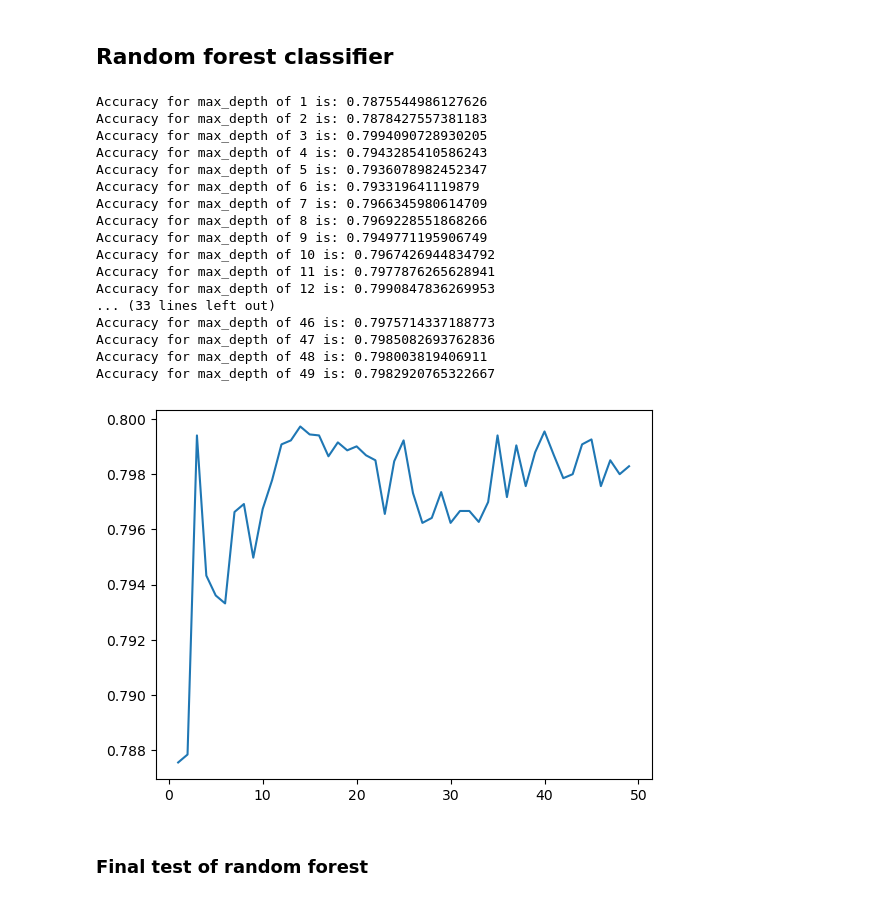
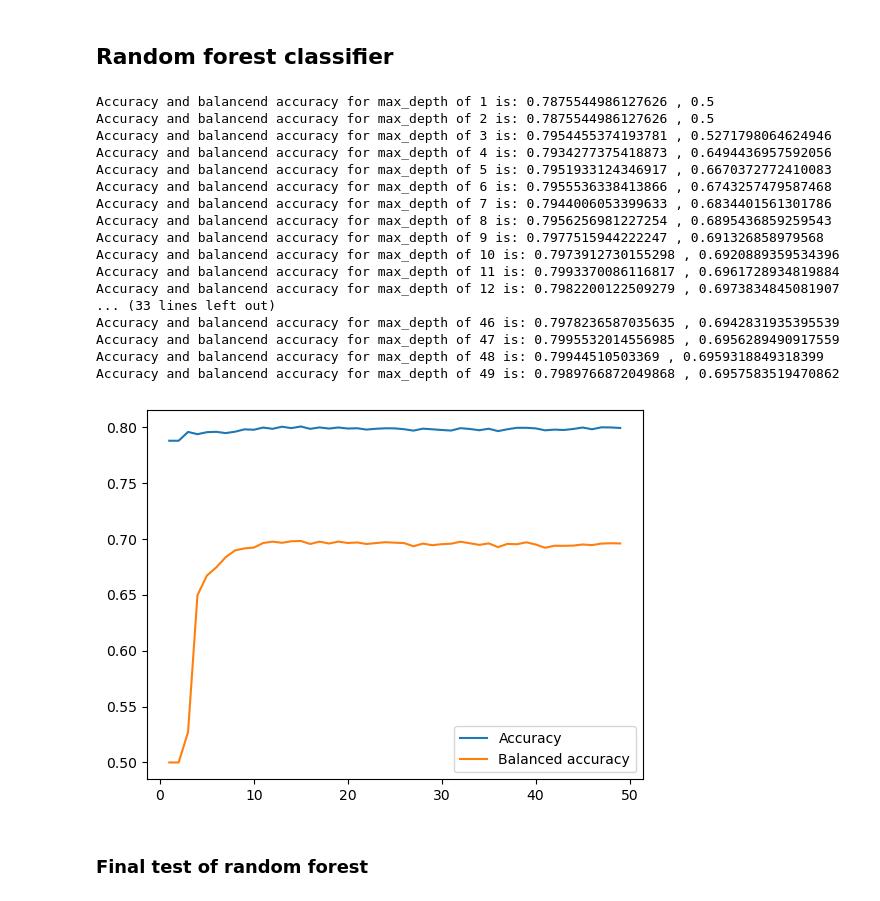
Before and after one commit to fredrikSveen/MALIS_project, a Jupyter notebook: ML_stuff.ipynb, the cells around one changed output. Saved outputs shown, nothing was run; the diff lists cells and outputs as text; code cells hidden in the pictures.

Commit message:
Added balanced accuracy as metric

```diff
--- a/ML_stuff.ipynb
+++ b/ML_stuff.ipynb
@@ -92,20 +92,26 @@ Name: group, dtype: int64
 # %%
 #Single decision tree with different depths, to see what is proper.
 acc_for_depths = []
+bal_accs = []
 
 st = time.time()
 for d in range(1,50):
     model = DecisionTreeClassifier(max_depth = d)
     model = model.fit(X_train, y_train)
+    y_pred = model.predict(X_val)
     accuracy = model.score(X_val, y_val)
+    balanced_accuracy = balanced_accuracy_score(y_val, y_pred)
     acc_for_depths.append(accuracy)
-    print(f'Accuracy for max_depth of {d} is: {accuracy}')
+    bal_accs.append(balanced_accuracy)
+    print(f'Accuracy and balancend accuracy for max_depth of {d} is: {accuracy} , {balanced_accuracy}')
 
 et = time.time()
 elapsed_time = et - st
 print(f'Execution time: {elapsed_time}s')
 
-plt.plot(range(1,50), acc_for_depths)
+plt.plot(range(1,50), acc_for_depths, label='Accuracy')
+plt.plot(range(1,50), bal_accs, label='Balanced accuracy')
+plt.legend()
 plt.show()
 #Observing in the plot that max_depth = 11 gives the highest accuracy when validating.
 # %% [output]
@@ -141,9 +147,10 @@ predicted_value = model.predict(X_test)
 #tree.plot_tree(model)
 
 accuracy = model.score(X_test, y_test)
-
+balanced_accuracy = balanced_accuracy_score(y_test, predicted_value)
 
 print(f'Accuracy for max_depth of {depth} is: {accuracy}')
+print(f'Balanced accuracy for max_depth of {depth} is: {balanced_accuracy}')
 
 et = time.time()
 elapsed_time = et - st
@@ -160,47 +168,52 @@ Execution time: 1.7575926780700684s
 # %%
 #Random forest classification with different values for max_depth
 acc_for_depths = []
+bal_accs = []
 for i in range(1,50):
     model = RandomForestClassifier(max_depth = i)
 
     # fit the regressor with x and y data
     model.fit(X_train, y_train)
 
     y_pred = model.predict(X_val)  # test the output by changing values
     #print(y_pred)
 
     #print("accuracy on training set: %f" % regressor.score(X_train, y_train))
     #print("accuracy on validation set: %f" % regressor.score(X_val, y_val))
 
     # Create confusion matrix
     #confusion = confusion_matrix(y_val, y_pred)
     #ConfusionMatrixDisplay(confusion).plot()
     # Display accuracy score
     accuracy = model.score(X_val, y_val)
-    print(f'Accuracy for max_depth of {i} is: {accuracy}')
+    balanced_accuracy = balanced_accuracy_score(y_val, y_pred)
+    print(f'Accuracy and balancend accuracy for max_depth of {i} is: {accuracy} , {balanced_accuracy}')
     acc_for_depths.append(accuracy)
+    bal_accs.append(balanced_accuracy)
 
-plt.plot(range(1,50), acc_for_depths)
+plt.plot(range(1,50), acc_for_depths, label='Accuracy')
+plt.plot(range(1,50), bal_accs, label='Balanced accuracy')
+plt.legend()
 plt.show()
 # %% [output]
-Accuracy for max_depth of 1 is: 0.7875544986127626
-Accuracy for max_depth of 2 is: 0.7878427557381183
-Accuracy for max_depth of 3 is: 0.7994090728930205
-Accuracy for max_depth of 4 is: 0.7943285410586243
-Accuracy for max_depth of 5 is: 0.7936078982452347
-Accuracy for max_depth of 6 is: 0.793319641119879
-Accuracy for max_depth of 7 is: 0.7966345980614709
-Accuracy for max_depth of 8 is: 0.7969228551868266
-Accuracy for max_depth of 9 is: 0.7949771195906749
-Accuracy for max_depth of 10 is: 0.7967426944834792
-Accuracy for max_depth of 11 is: 0.7977876265628941
-Accuracy for max_depth of 12 is: 0.7990847836269953
+Accuracy and balancend accuracy for max_depth of 1 is: 0.7875544986127626 , 0.5
+Accuracy and balancend accuracy for max_depth of 2 is: 0.7875544986127626 , 0.5
+Accuracy and balancend accuracy for max_depth of 3 is: 0.7954455374193781 , 0.5271798064624946
+Accuracy and balancend accuracy for max_depth of 4 is: 0.7934277375418873 , 0.6494436957592056
+Accuracy and balancend accuracy for max_depth of 5 is: 0.7951933124346917 , 0.6670372772410083
+Accuracy and balancend accuracy for max_depth of 6 is: 0.7955536338413866 , 0.6743257479587468
+Accuracy and balancend accuracy for max_depth of 7 is: 0.7944006053399633 , 0.6834401561301786
+Accuracy and balancend accuracy for max_depth of 8 is: 0.7956256981227254 , 0.6895436859259543
+Accuracy and balancend accuracy for max_depth of 9 is: 0.7977515944222247 , 0.691326858979568
+Accuracy and balancend accuracy for max_depth of 10 is: 0.7973912730155298 , 0.6920889359534396
+Accuracy and balancend accuracy for max_depth of 11 is: 0.7993370086116817 , 0.6961728934819884
+Accuracy and balancend accuracy for max_depth of 12 is: 0.7982200122509279 , 0.6973834845081907
 ... (33 lines left out)
-Accuracy for max_depth of 46 is: 0.7975714337188773
-Accuracy for max_depth of 47 is: 0.7985082693762836
-Accuracy for max_depth of 48 is: 0.798003819406911
-Accuracy for max_depth of 49 is: 0.7982920765322667
+Accuracy and balancend accuracy for max_depth of 46 is: 0.7978236587035635 , 0.6942831935395539
+Accuracy and balancend accuracy for max_depth of 47 is: 0.7995532014556985 , 0.6956289490917559
+Accuracy and balancend accuracy for max_depth of 48 is: 0.79944510503369 , 0.6959318849318399
+Accuracy and balancend accuracy for max_depth of 49 is: 0.7989766872049868 , 0.6957583519470862
-[figure, old version]
+[figure, new version]
 # %% [markdown]
 ### Final test of random forest
 # %%
```
Also changed, not shown: parts of 5 cells of this notebook, 1 other file.
